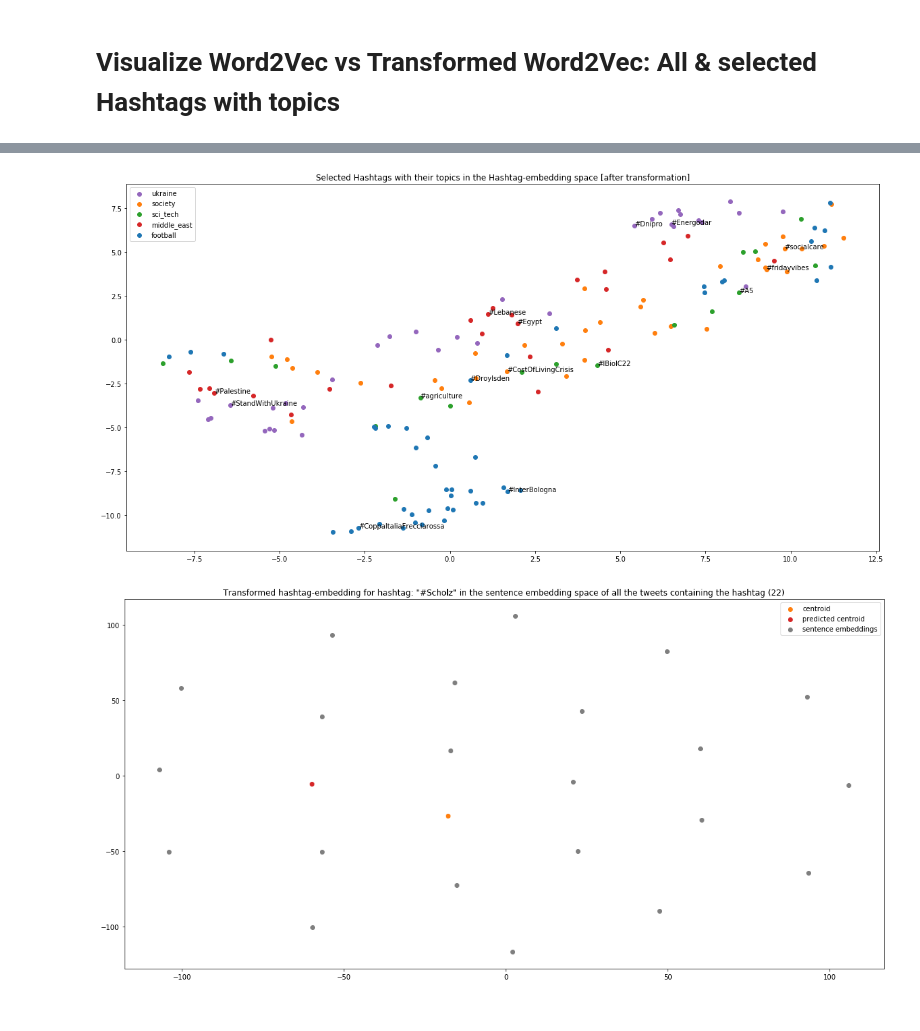
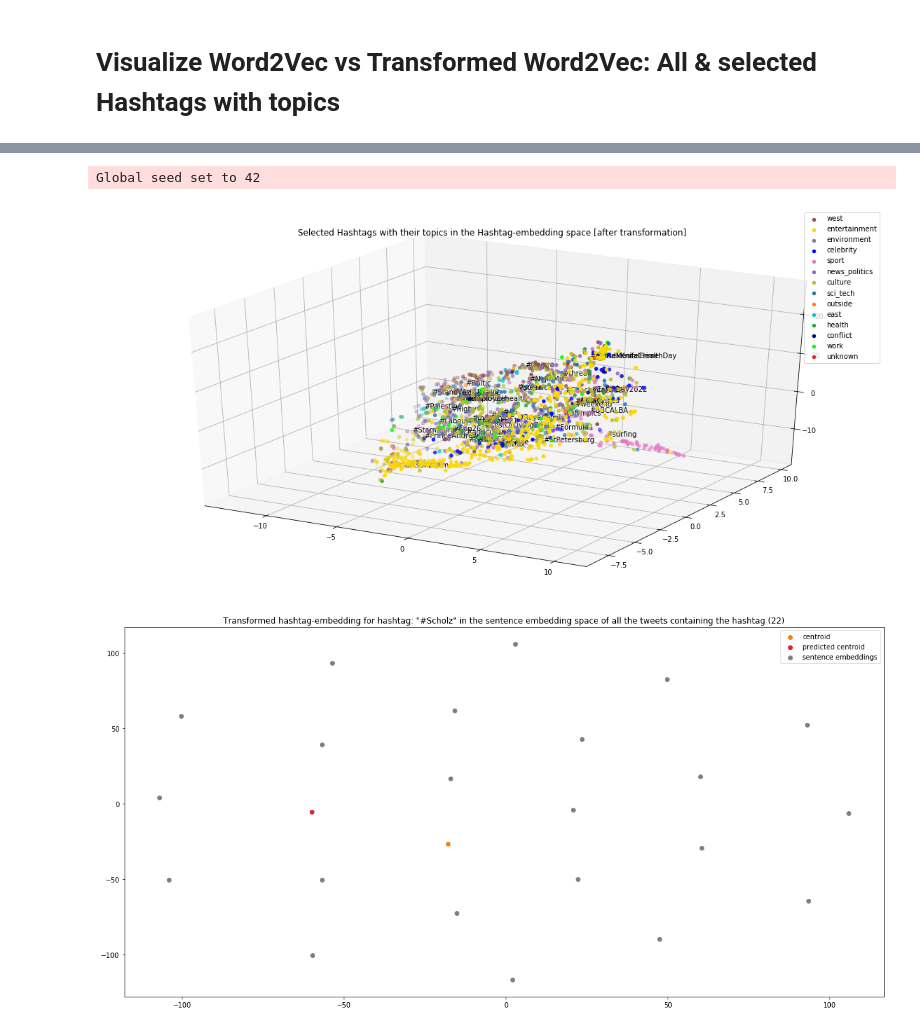
Before and after one commit to danielmuellerdev/HASHET, a Jupyter notebook: display_data.ipynb, the cells around one changed output, grey strips where cells are left out. Saved outputs shown, nothing was run; the diff lists cells and outputs as text; code cells hidden in the pictures.

Commit message:
Can now plot in 3D, interactively and use the merged topics.

```diff
--- a/display_data.ipynb
+++ b/display_data.ipynb
@@ -245,7 +277,9 @@ hashtag_analyzer.plot_hashtags_with_topics('datasets/top_hashtag_0_and_3_part_an
 # %%
+pl.seed_everything(42)
 hashtag_analyzer.plot_hashtags_with_topics(
-    'datasets/top_hashtag_0_and_3_part_annotations_ori.csv', after_transformation=True
+    'datasets/top_hashtags.csv', use_merged_topics=True, after_transformation=True
 )
 # %% [output]
+Global seed set to 42
-[figure, old version]
+[figure, new version]
 # %%
```
Also changed, not shown: parts of 20 cells of this notebook, 3 other files.
